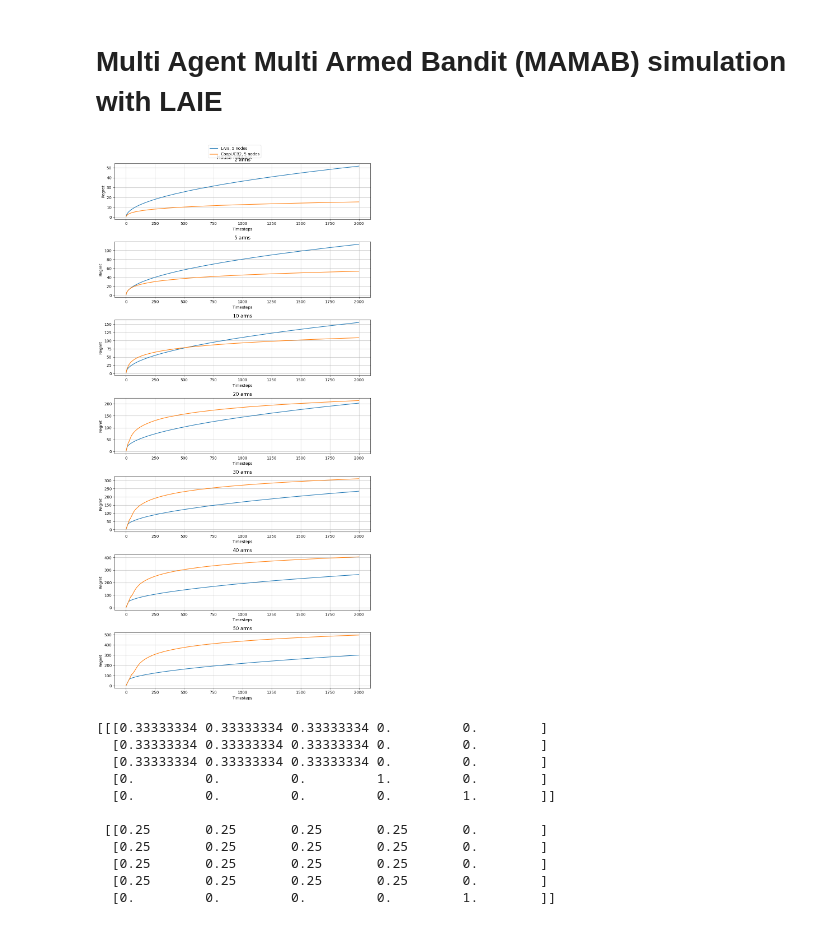
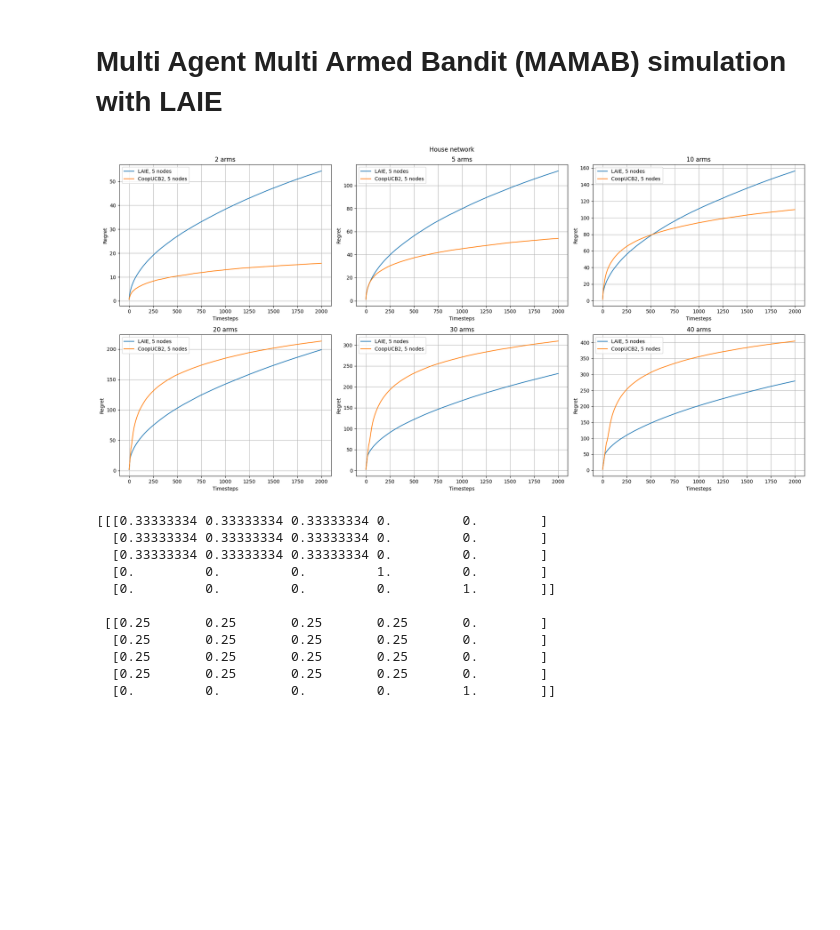
Before and after one commit to mokotturu/mamab-jit, a Jupyter notebook: laie.ipynb, the cells around one changed output. Saved outputs shown, nothing was run; the diff lists cells and outputs as text; code cells hidden in the pictures; blank space fills up the shorter version.

Commit message:
chart update

```diff
--- a/laie.ipynb
+++ b/laie.ipynb
@@ -220,7 +220,7 @@ def get_optimized_W(adjacency_matrix: np.ndarray, method: str = 'fdla') -> np.nd
 	return W
 # %%
 # mamab constants
-runs = 1000
+runs = 500
 timesteps = 2000
 # num_arms = 100
 
@@ -272,10 +272,13 @@ networks = [
 # plt.show()
 # %%
 # %matplotlib widget
-arm_counts_arr = np.array([2, 5, 10, 20, 30, 40, 50])
+arm_counts_arr = np.array([2, 5, 10, 20, 30, 40])
 
 # subplots for each arm count
-fig, ax = plt.subplots(arm_counts_arr.shape[0], 1, figsize=(10, 20))
+fig, ax = plt.subplots(2, 3, figsize=(20, 10))
+
+# flatten ax
+ax = ax.flatten()
 
 for arm_count_idx, arm_count in enumerate(tqdm(arm_counts_arr)):
 	true_means = np.array([np.random.normal(0, 1, arm_count) for _ in range(runs)])
@@ -286,37 +289,37 @@ for arm_count_idx, arm_count in enumerate(tqdm(arm_counts_arr)):
 
 		# print('running LAIE...')
 		W = get_W(adjacency_matrix)
 
 		regret_history, snap = MAMAB_LAIE(W, true_means, timesteps=timesteps, runs=runs, epsilon=1, min_epsilon=0.01, decay=0.99)
 
 		regret_history = np.cumsum(regret_history, axis=2)
 		regret = np.mean(regret_history, axis=(0, 1)) # average over runs and nodes
 		ax[arm_count_idx].plot(regret, label=f'LAIE, {num_nodes_in_network} nodes')
 		# print('done.')
 
 		# print('running CoopUCB2...')
 		_, _, best_constant_W, _ = fastest_averaging_constant_weight(np.asarray(nx.linalg.graphmatrix.incidence_matrix(nx.from_numpy_array(adjacency_matrix), oriented=True).todense()))
 		coopucb2_regret, snap = coopucb2(runs, arm_count, timesteps, true_means, best_constant_W)
 		coopucb2_regret = np.cumsum(coopucb2_regret, axis=2)
 		coopucb2_regret = np.mean(coopucb2_regret, axis=(0, 1)) # average over runs and nodes
 		ax[arm_count_idx].plot(coopucb2_regret, label=f'CoopUCB2, {num_nodes_in_network} nodes')
 		# print('done.')
 
 		ax[arm_count_idx].set_xlabel('Timesteps')
 		ax[arm_count_idx].set_ylabel('Regret')
 		# ax[arm_count_idx].set_xlim(left=200)
 		# ax[arm_count_idx].set_ylim(bottom=500)
 		ax[arm_count_idx].set_title(f'{arm_count} arms')
 		ax[arm_count_idx].grid(True)
-		# ax[arm_count_idx].legend()
+		ax[arm_count_idx].legend()
 
-handles, labels = ax[0].get_legend_handles_labels()
-fig.legend(handles, labels, loc='upper center')
+# handles, labels = ax[0].get_legend_handles_labels()
+# fig.legend(handles, labels, loc='upper center')
 fig.suptitle('House network')
 fig.tight_layout()
 plt.show()
 # %% [output]
-[figure, old version]
+[figure, new version]
 # %%
 print(W, end='\n\n\n\n')
 print(fdla_weights_symmetric(np.asarray(nx.linalg.graphmatrix.incidence_matrix(nx.from_numpy_array(adjacency_matrix), oriented=True).todense()))[1])
```
